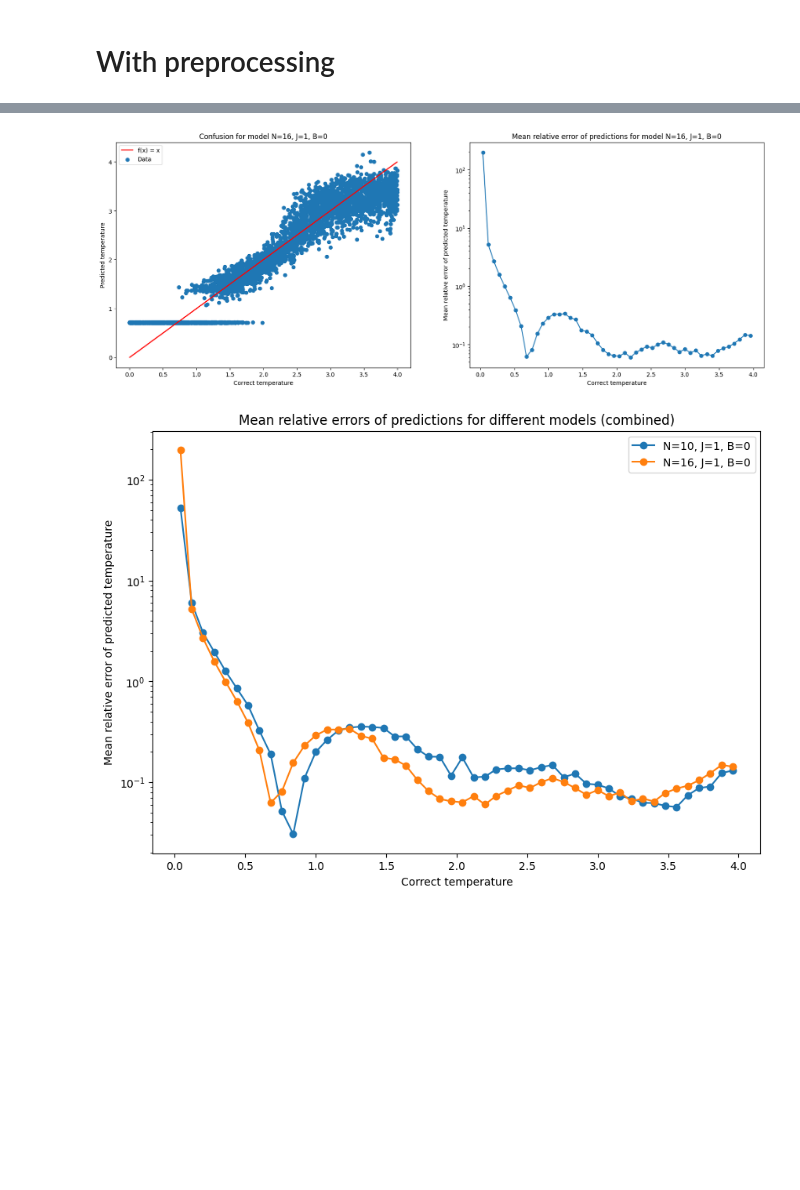
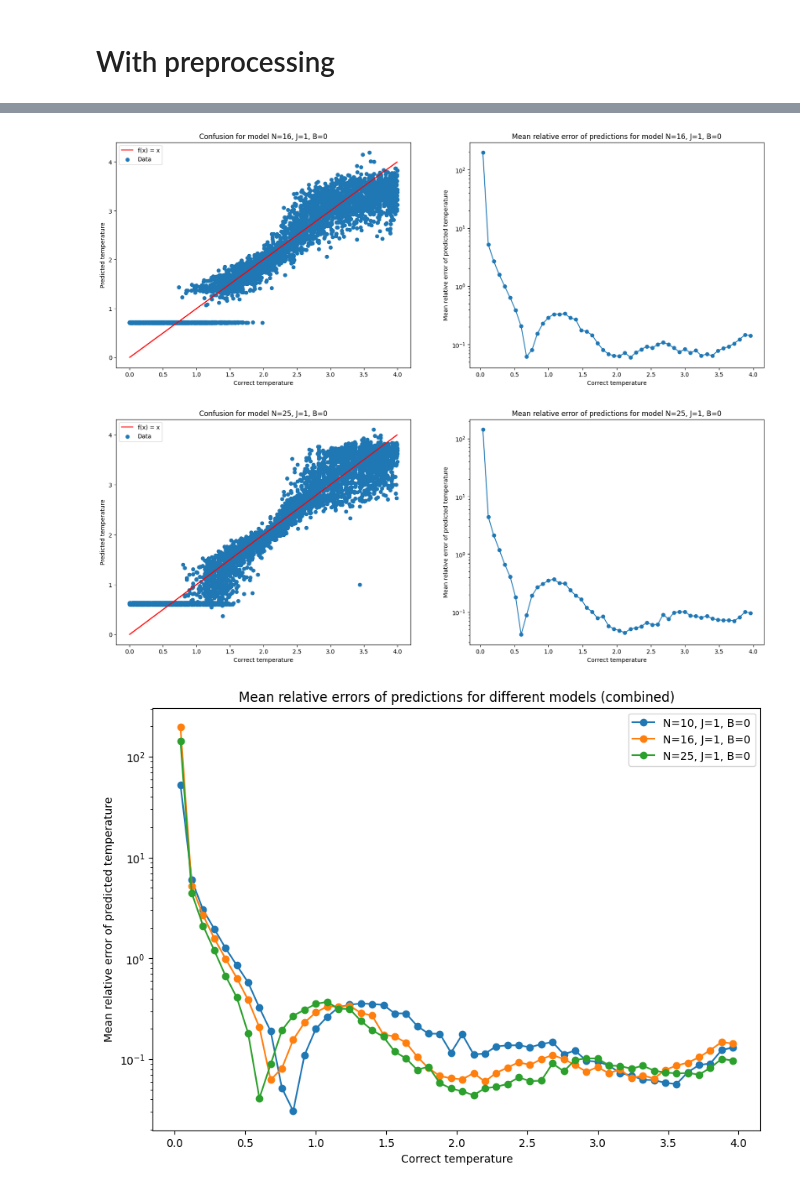
Before and after one commit to MaxNeg8/ml_ising, a Jupyter notebook: src/ising_nn_analysis.ipynb, the cells around one changed output, grey strips where cells are left out. Cells and saved outputs as stored; diff of their text form; code cells hidden in the pictures; blank space fills up the shorter version.

```diff
--- a/src/ising_nn_analysis.ipynb
+++ b/src/ising_nn_analysis.ipynb
@@ -171,7 +171,7 @@ if files_not_found:
 # %% [markdown]
 # With preprocessing
 # %%
-Ns = [10, 16]
+Ns = [10, 16, 25]
 Js = [1]
 Bs = [0]
 
@@ -222,31 +222,32 @@ for N in Ns:
             ax[1].plot(bin_centers, errors, marker="o")
 
             ax[1].set_xlabel("Correct temperature")
             ax[1].set_ylabel("Mean relative error of predicted temperature")
             ax[1].set_title(f"Mean relative error of predictions for model N={N}, J={J}, B={B}")
 
             ax[1].set_yscale("log")
 
             plt.show()
 
 fig, ax = plt.subplots(1, 1, figsize=(10, 7))
 
 ax.set_xlabel("Correct temperature")
 ax.set_ylabel("Mean relative error of predicted temperature")
 ax.set_title(f"Mean relative errors of predictions for different models (combined)")
 
 for params, errors in combined_errors.items():
     ax.plot(bin_centers, errors, marker="o", label=f"N={params[0]}, J={params[1]}, B={params[2]}")
 
 ax.set_yscale("log")
 
 ax.legend()
 
 plt.show()
 
 if files_not_found:
     print(f"Warning: Not showing {files_not_found} plots because the related data was not found")
 # %% [output]
 [figure]
 [figure]
-[figure, old version]
+[figure, new version]
+[figure, added]
```
Also changed, not shown: 2 other files.
